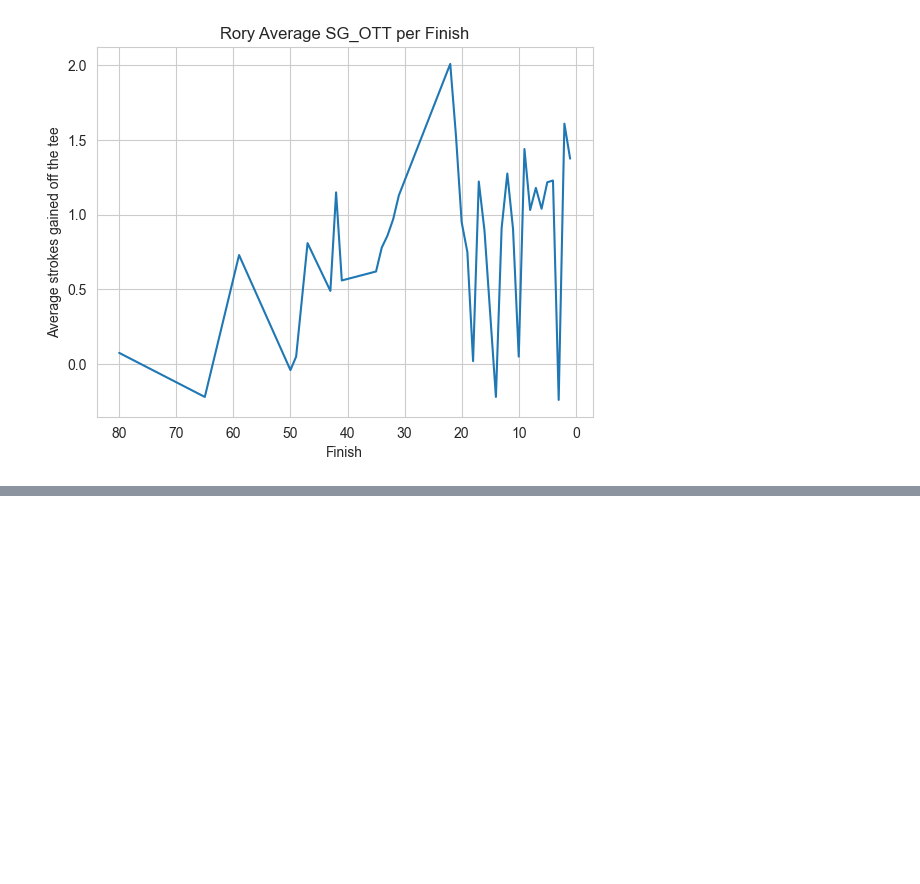
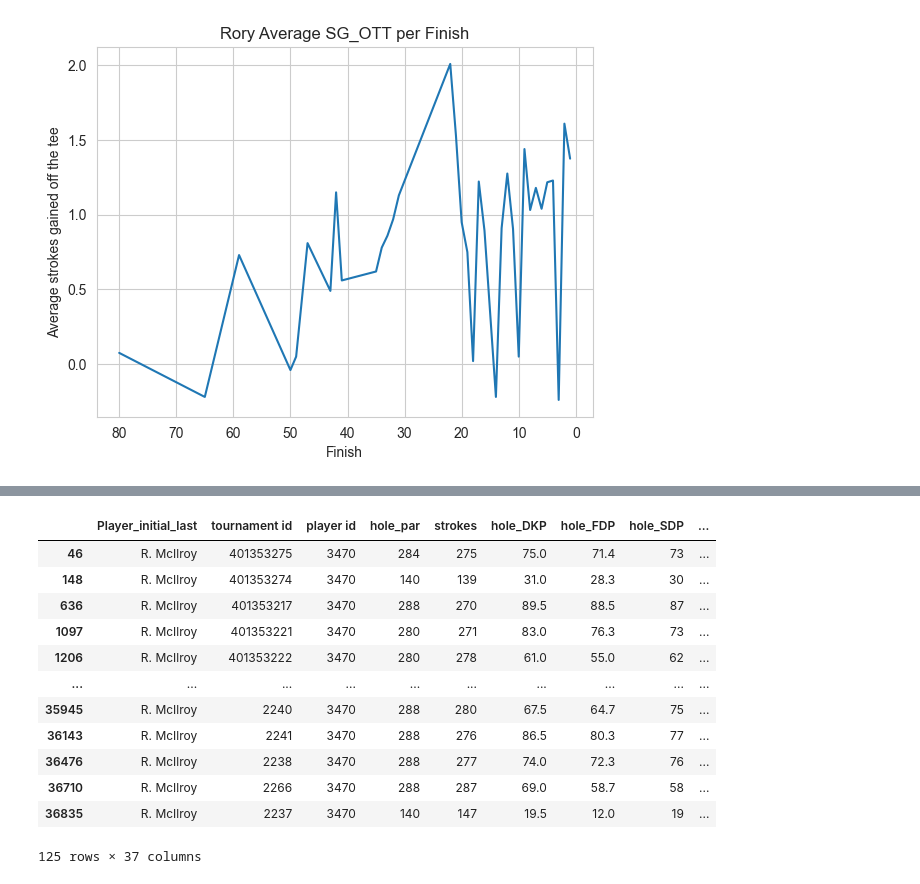
Before and after one commit to jfiengo/PGA_Analytics, a Jupyter notebook: RoryMcIlroy.ipynb, the cells around one changed output, grey strips where cells are left out. Saved outputs shown, nothing was run; the diff lists cells and outputs as text; code cells hidden in the pictures; blank space fills up the shorter version.

Commit message:
Finding ways to abstract the selection of a player

```diff
--- a/RoryMcIlroy.ipynb
+++ b/RoryMcIlroy.ipynb
@@ -182,3 +182,6 @@ plt.gca().invert_xaxis()
 plt.show()
 # %% [output]
 [figure]
+# %%
+fullDF = pd.read_excel('PGAData2015-2022.xlsx')
+fullDF.head()
@@ -184,0 +196,18 @@ plt.show()
+# %%
+RoryDF = fullDF[fullDF['Player_initial_last'] == 'R. McIlroy']
+# %%
+RoryDF
+# %% [output]
+|  | Player_initial_last | tournament id | player id | hole_par | strokes | hole_DKP | hole_FDP | hole_SDP | ... |
+| 46 | R. McIlroy | 401353275 | 3470 | 284 | 275 | 75.0 | 71.4 | 73 | ... |
+| 148 | R. McIlroy | 401353274 | 3470 | 140 | 139 | 31.0 | 28.3 | 30 | ... |
+| 636 | R. McIlroy | 401353217 | 3470 | 288 | 270 | 89.5 | 88.5 | 87 | ... |
+| 1097 | R. McIlroy | 401353221 | 3470 | 280 | 271 | 83.0 | 76.3 | 73 | ... |
+| 1206 | R. McIlroy | 401353222 | 3470 | 280 | 278 | 61.0 | 55.0 | 62 | ... |
+| ... | ... | ... | ... | ... | ... | ... | ... | ... | ... |
+| 35945 | R. McIlroy | 2240 | 3470 | 288 | 280 | 67.5 | 64.7 | 75 | ... |
+| 36143 | R. McIlroy | 2241 | 3470 | 288 | 276 | 86.5 | 80.3 | 77 | ... |
+| 36476 | R. McIlroy | 2238 | 3470 | 288 | 277 | 74.0 | 72.3 | 76 | ... |
+| 36710 | R. McIlroy | 2266 | 3470 | 288 | 287 | 69.0 | 58.7 | 58 | ... |
+| 36835 | R. McIlroy | 2237 | 3470 | 140 | 147 | 19.5 | 12.0 | 19 | ... |
+125 rows × 37 columns
```
Also changed, not shown: parts of 2 cells of this notebook.
